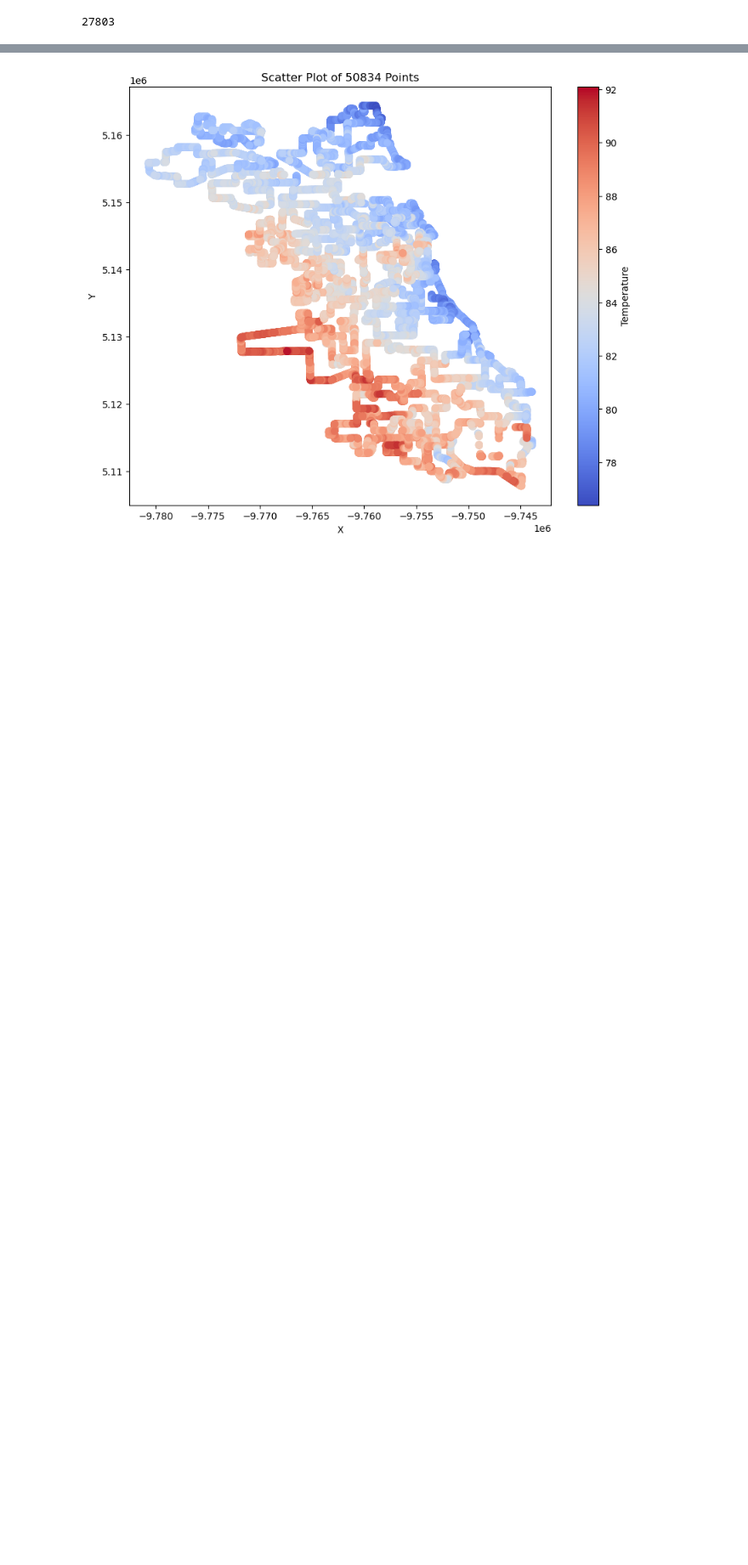
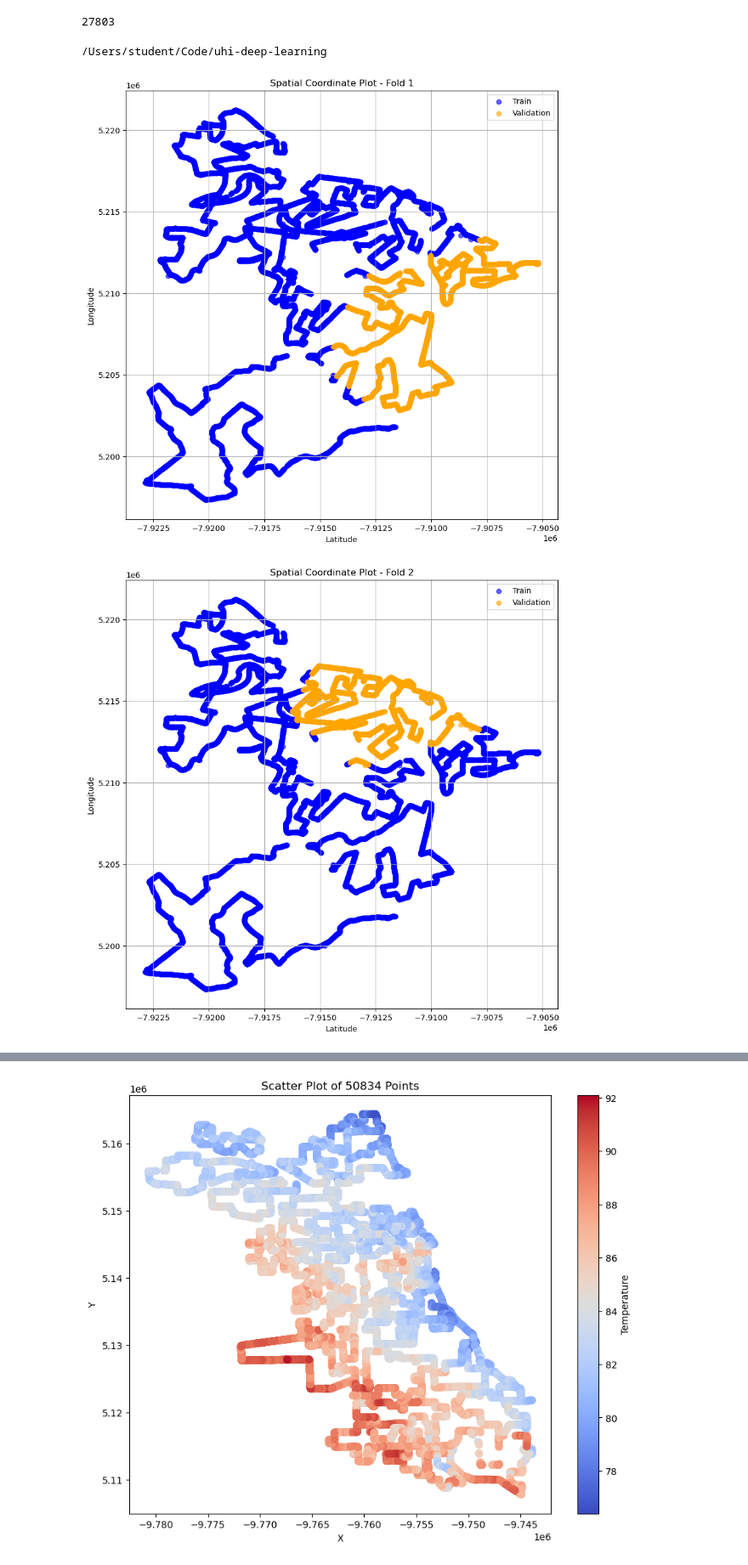
Before and after one commit to edrian-liao/uhi-deep-learning, a Jupyter notebook: notebooks/02_city_gp_draft.ipynb, the cells around one changed output, grey strips where cells are left out. Shown at 85% size. Saved outputs shown, nothing was run; the diff lists cells and outputs as text; code cells hidden in the pictures; blank space fills up the shorter version.

Commit message:
Done generating results for city_gpt

```diff
--- a/notebooks/02_city_gp_draft.ipynb
+++ b/notebooks/02_city_gp_draft.ipynb
@@ -1,7 +1,7 @@
 # %%
 import geopandas as gpd
 
-city = 'Boston'
-gdf = gpd.read_file(f'data/{city}/pm_trav.shp')
+city = 'Washington DC'
+gdf = gpd.read_file(f'../data/shapefiles/{city}/pm_trav.shp')
 gdf.columns
 # %% [output]
@@ -160,3 +150,7 @@ import numpy as np
 
 # X, y = np.array(data.coords), np.array(y)
 X, y = coordinates, gdf.T.to_numpy()
+# %%
+cd ../
+# %% [output]
+/Users/student/Code/uhi-deep-learning
@@ -162,0 +159,29 @@ X, y = coordinates, gdf.T.to_numpy()
+# %%
+# K-Fold Cross-validation
+
+from sklearn.model_selection import KFold, GroupKFold
+from sklearn.cluster import KMeans
+import matplotlib.pyplot as plt
+
+# Create spatial groups using clustering (e.g., KMeans)
+n_groups = 5  # Number of contiguous groups (same as the number of folds)
+kmeans = KMeans(n_clusters=n_groups, random_state=42).fit(X)
+groups = kmeans.labels_  # Assign a group label to each point
+
+# Initialize GroupKFold
+kfold = GroupKFold(n_splits=n_groups)
+
+# Plot each fold
+for fold, (train_idx, val_idx) in enumerate(kfold.split(X, groups=groups)):
+    plt.figure(figsize=(10, 10))
+    plt.scatter(X[train_idx, 0], X[train_idx, 1], c='blue', label='Train', alpha=0.6)
+    plt.scatter(X[val_idx, 0], X[val_idx, 1], c='orange', label='Validation', alpha=0.6)
+    plt.grid(True)
+    plt.xlabel('Latitude')
+    plt.ylabel('Longitude')
+    plt.title(f'Spatial Coordinate Plot - Fold {fold+1}')
+    plt.legend()
+    plt.show()
+# %% [output]
+[figure, added]
+[figure, added]
```
Also changed, not shown: parts of 11 cells of this notebook, 13 other files.
